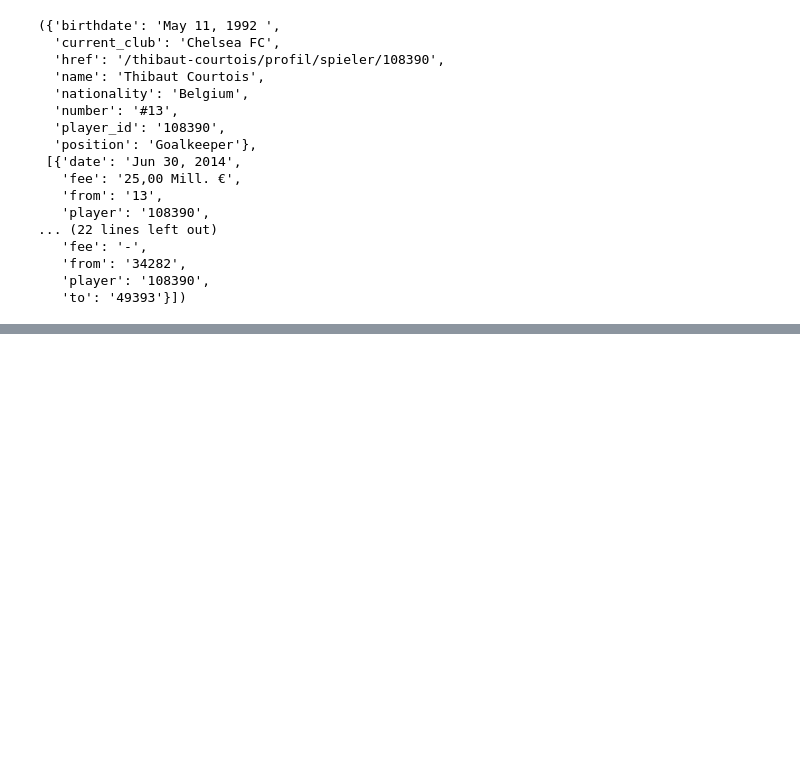
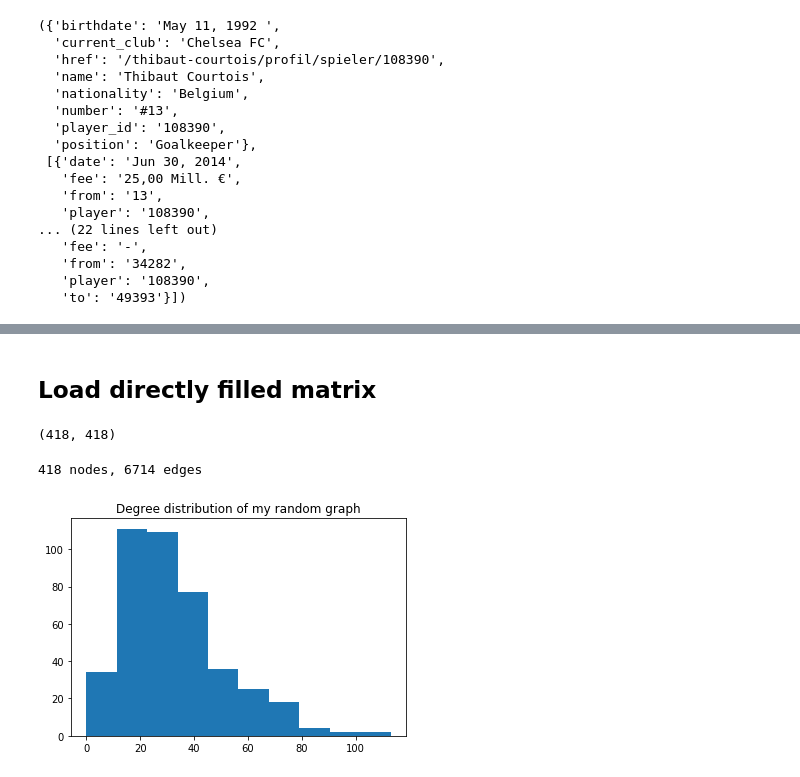
Before and after one commit to nathanquinteiro/ntds_football_transfer, a Jupyter notebook: graph/Graph.ipynb, the cells around one changed output, grey strips where cells are left out. Drawn from its saved outputs; the diff is of its cells as text; code cells hidden in the pictures; blank space fills up the shorter version.

Commit message:
Edited graph folder, created adjacency matrix. Load it from saved model

```diff
--- a/graph/Graph.ipynb
+++ b/graph/Graph.ipynb
@@ -85,0 +224,21 @@ test
+# %% [markdown]
+## Load directly filled matrix
+# %%
+# Load W matrix from pre-saved model
+W = np.load('adj_matrix.npy')
+# %%
+# Here temp_W contains the clubs that are not necessarily from the 418 clubs we selected
+print (W.shape)
+# %% [output]
+(418, 418)
+# %%
+# Build graph from G
+G = graphs.Graph(W)
+print('{} nodes, {} edges'.format(G.N, G.Ne))
+# %% [output]
+418 nodes, 6714 edges
+# %%
+plt.hist(G.d)
+plt.title('Degree distribution of my random graph');
+# %% [output]
+[figure, added]
```
Also changed, not shown: parts of 28 cells of this notebook, 1 other file.
